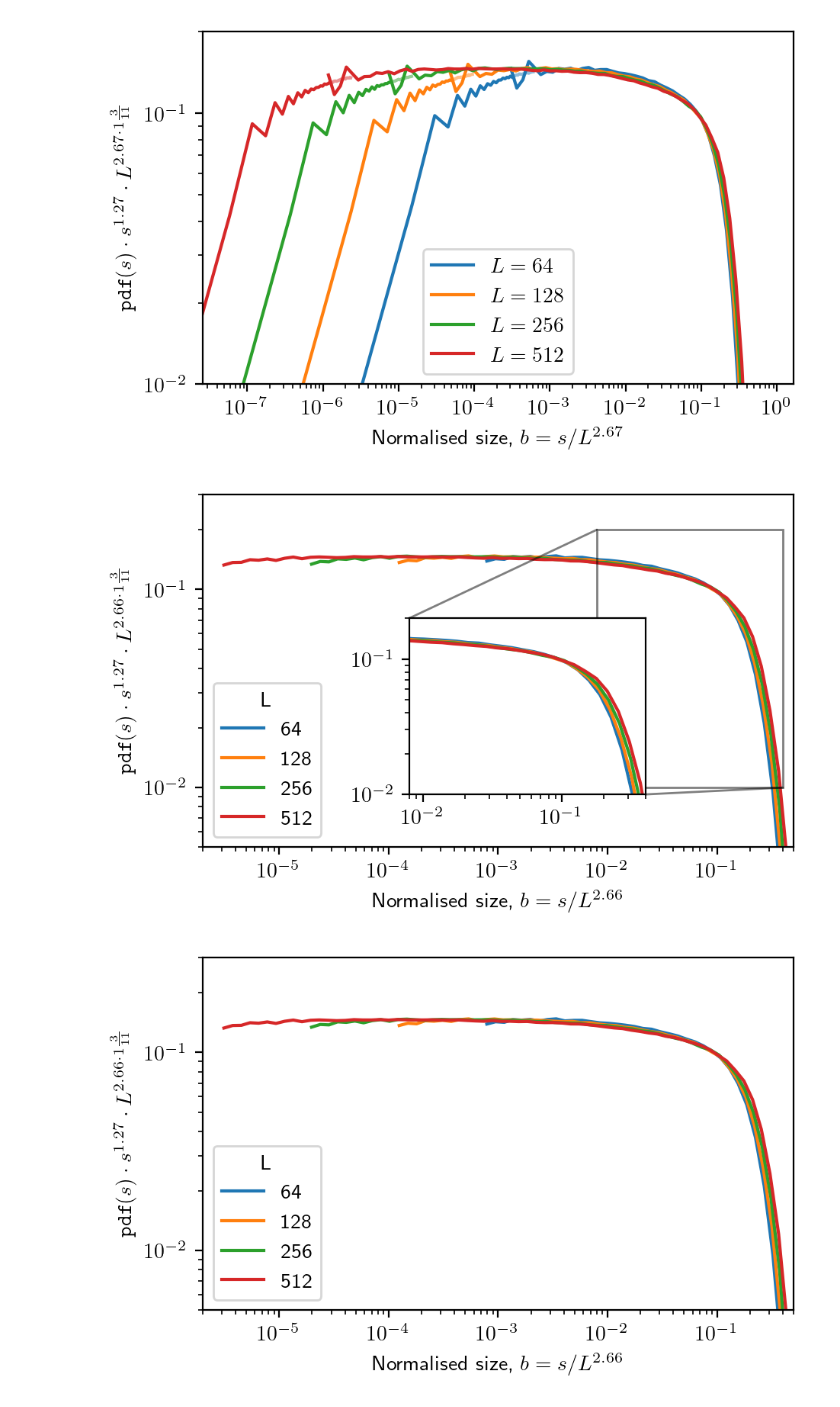
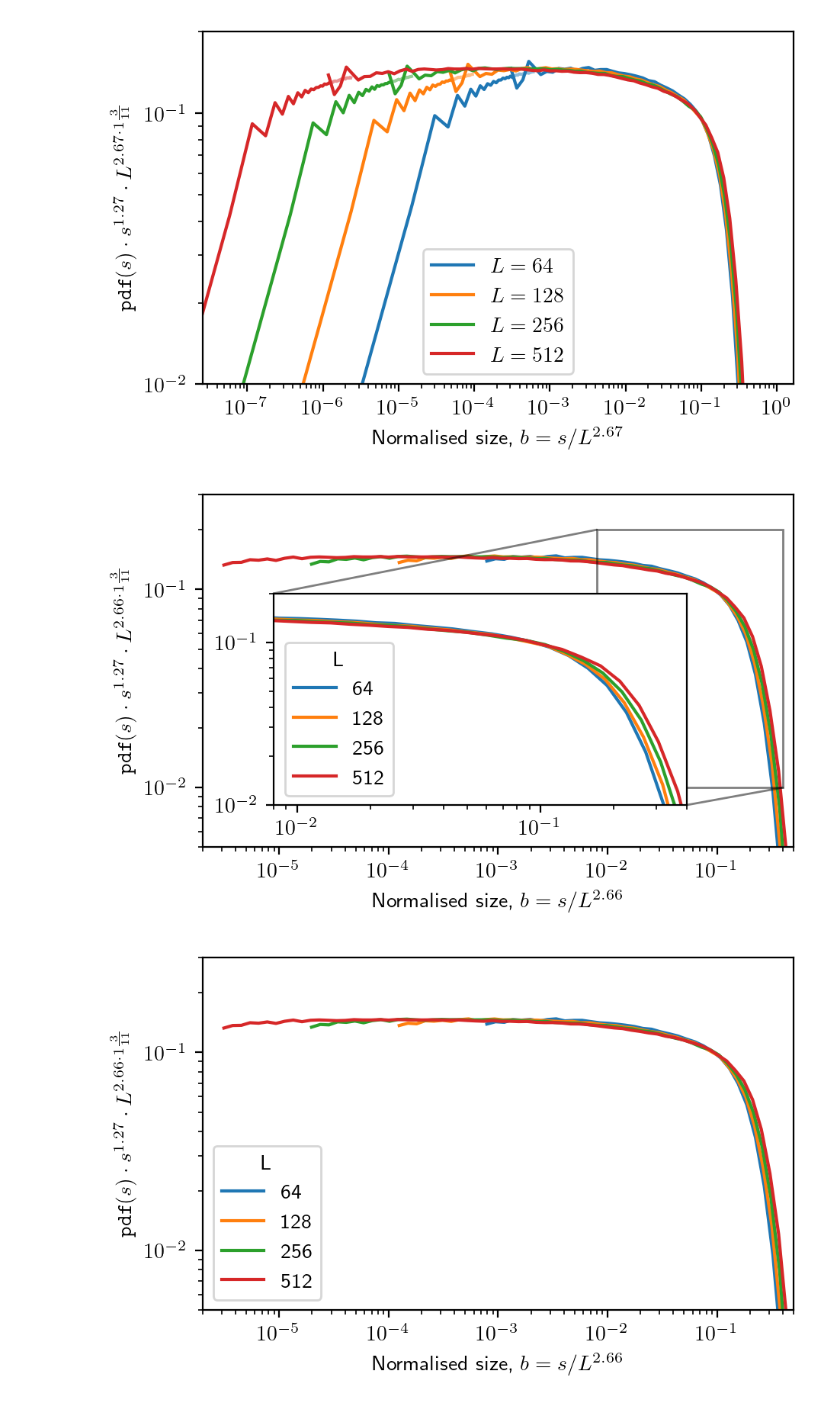
Before and after one commit to i1oveMyse1f/sandpile-extremes-classic, a Jupyter notebook: results/data_distribution.ipynb, the cells around one changed output. Saved outputs shown, nothing was run; the diff lists cells and outputs as text; code cells hidden in the pictures.

```diff
--- a/results/data_distribution.ipynb
+++ b/results/data_distribution.ipynb
@@ -637,7 +637,18 @@ import matplotlib.pyplot as plt
 from bisect import bisect
 from io2arr import file2twoarr #my function that reads two column files
 
-def plot_ab_mul_pdfs_full(model: str, gamma: float = 1.11, beta=None, tau=None, tau_str=None, ylim=(1e-2, 1e-1), xlim=(1, 5e+4), internal_ax=None):
+def plot_ab_mul_pdfs_full(
+    model: str,
+    gamma: float = 1.11,
+    beta=None,
+    tau=None,
+    tau_str=None,
+    ylim=(1e-2, 1e-1),
+    xlim=(1, 5e+4),
+    internal_ax=None,
+    legend_loc="best",
+    legend_title="L"
+):
     sizes = [64, 128, 256, 512]
     fig, ax = plt.subplots(nrows=1, ncols=1, figsize=(5, 3))
     rc_fonts = { #include TeX (optional)
@@ -692,7 +703,7 @@ def plot_ab_mul_pdfs_full(model: str, gamma: float = 1.11, beta=None, tau=None,
         ylabel = f'$\mathtt{{pdf}}(s) \cdot s^{{{gamma}}} \cdot L^{{{beta} \cdot {tau_str}}}$'
     ax.set_xlabel(xlabel)
     ax.set_ylabel(ylabel)
-    ax.legend(title="L")
+    ax.legend(title=legend_title, loc=legend_loc)
     ax.set_xlim(xlim)
     ax.set_ylim(ylim)
 
@@ -725,21 +736,23 @@ plot_ab_mul_pdfs("rand", gamma=1.27, beta=2.67, tau=14/11, tau_str=r"1\frac{3}{1
 # %%
 plot_ab_mul_pdfs_full(
     "rand",
     gamma=1.27,
     beta=2.66,
     tau=14/11,
     tau_str=r"1\frac{3}{11}",
     xlim=(2e-6, 5e-1),
     ylim=(5e-3, 0.3),
     internal_ax={
-        "position": [0.35, 0.15, 0.4, 0.5],
+        "position": [0.12, 0.12, 0.7, 0.6],
         "xlim": (8e-3, 4e-1),
         "ylim": (1e-2, 0.2),
         "indicate_zoom": True
-    }
+    },
+    legend_loc=(0.14, 0.145),
+    legend_title="L"
 )
 # %% [output]
-[figure, old version]
+[figure, new version]
 # %%
 plot_ab_mul_pdfs_full(
     "rand",
```
Also changed, not shown: 21 other files.
